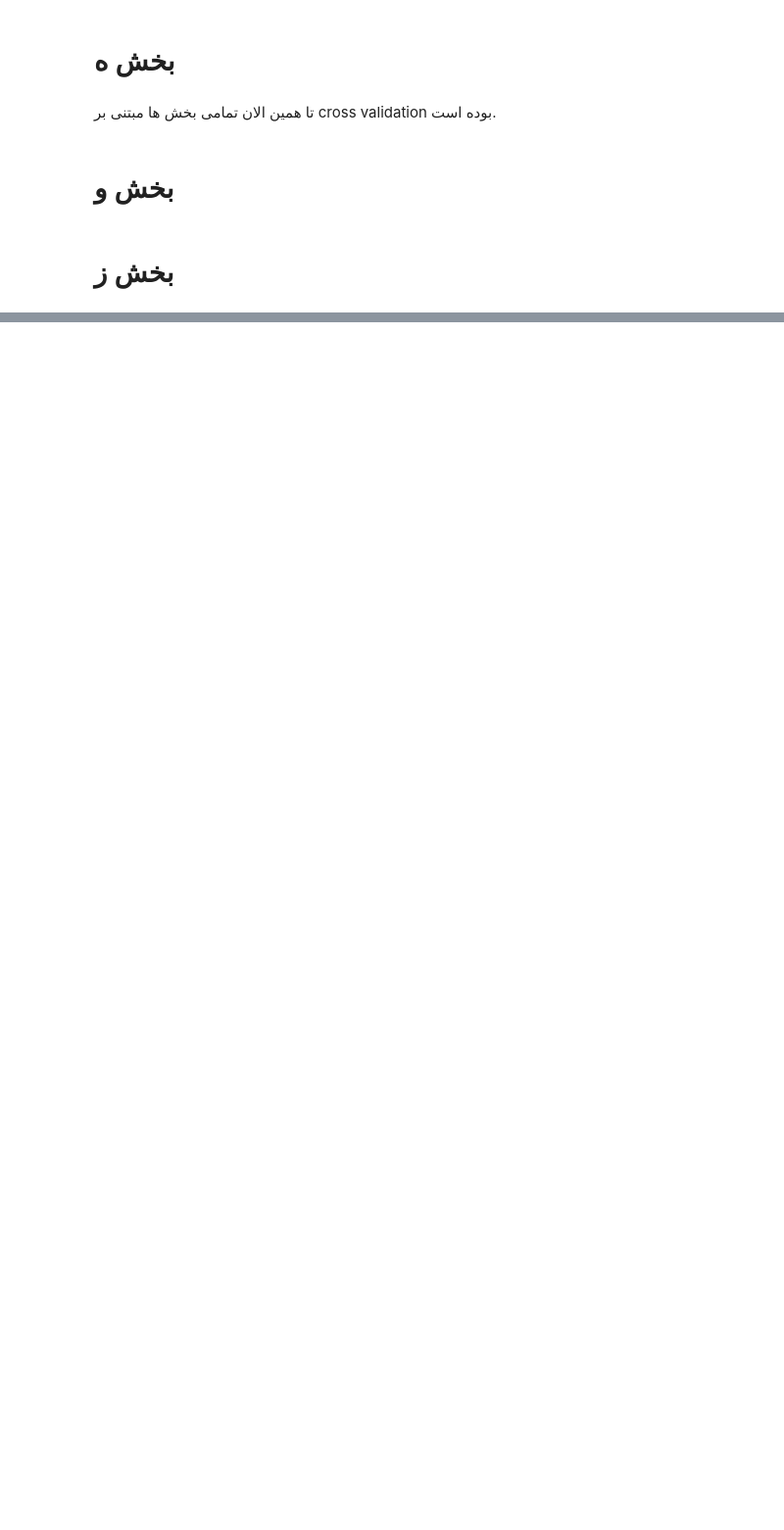
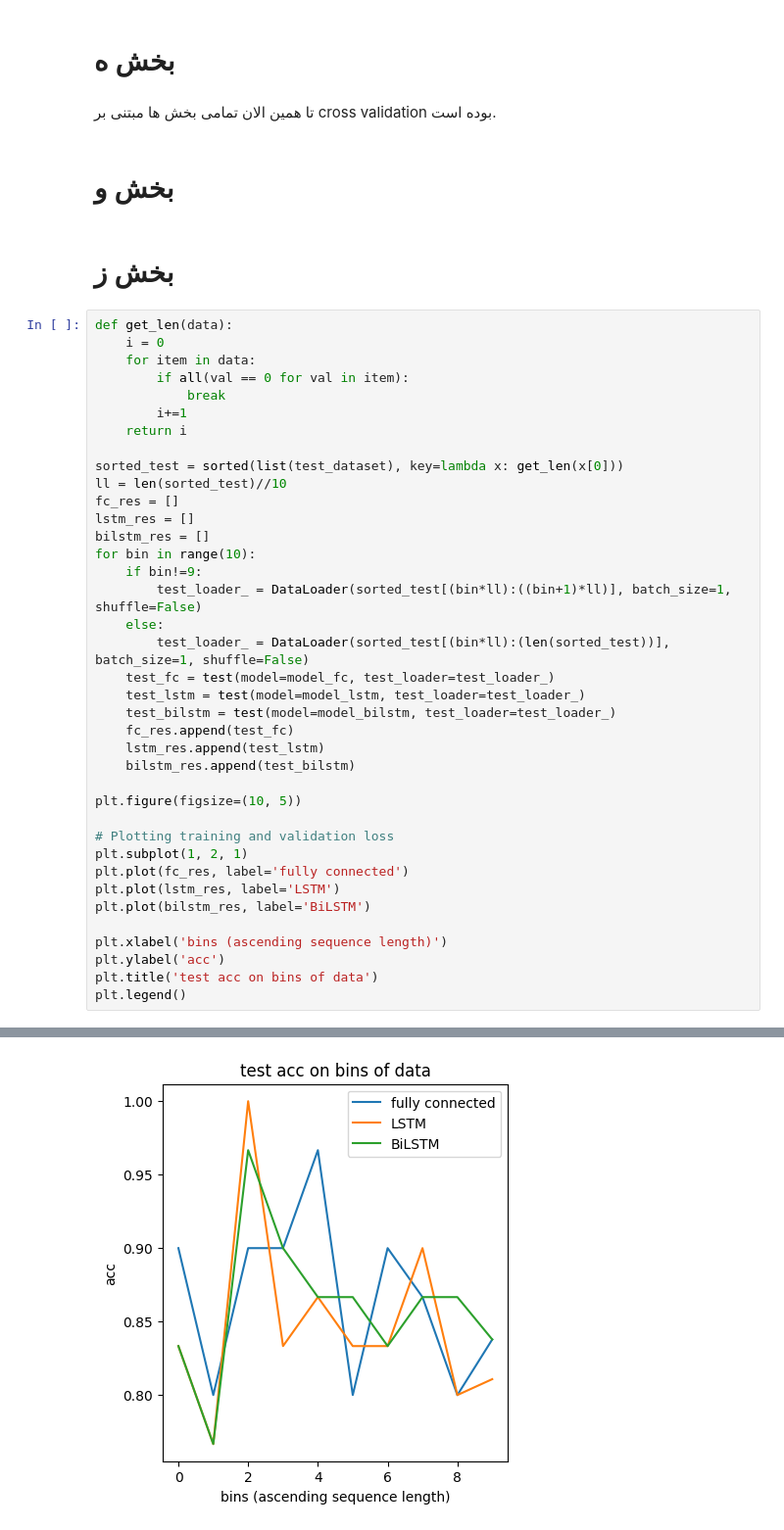
Before and after one commit to AliMohseninejad/dl_p4, a Jupyter notebook: Q1 Materials/Q1.ipynb, the cells around one changed output, grey strips where cells are left out. Shown: that part at 98% size. Drawn from its saved outputs; the diff is of its cells as text; blank space fills up the shorter version.

```diff
--- a/Q1 Materials/Q1.ipynb
+++ b/Q1 Materials/Q1.ipynb
@@ -650,3 +565,42 @@ plot_results(train_loss_values, train_accuracy_values, val_loss_values, val_accu
 # بخش و
 # %% [markdown]
 # بخش ز
+# %%
+def get_len(data):
+    i = 0
+    for item in data:
+        if all(val == 0 for val in item):
+            break
+        i+=1
+    return i
+
+sorted_test = sorted(list(test_dataset), key=lambda x: get_len(x[0]))
+ll = len(sorted_test)//10
+fc_res = []
+lstm_res = []
+bilstm_res = []
+for bin in range(10):
+    if bin!=9:
+        test_loader_ = DataLoader(sorted_test[(bin*ll):((bin+1)*ll)], batch_size=1, shuffle=False)
+    else:
+        test_loader_ = DataLoader(sorted_test[(bin*ll):(len(sorted_test))], batch_size=1, shuffle=False)
+    test_fc = test(model=model_fc, test_loader=test_loader_)
+    test_lstm = test(model=model_lstm, test_loader=test_loader_)
+    test_bilstm = test(model=model_bilstm, test_loader=test_loader_)
+    fc_res.append(test_fc)
+    lstm_res.append(test_lstm)
+    bilstm_res.append(test_bilstm)
+
+plt.figure(figsize=(10, 5))
+
+# Plotting training and validation loss
+plt.subplot(1, 2, 1)
+plt.plot(fc_res, label='fully connected')
+plt.plot(lstm_res, label='LSTM')
+plt.plot(bilstm_res, label='BiLSTM')
+
+plt.xlabel('bins (ascending sequence length)')
+plt.ylabel('acc')
+plt.title('test acc on bins of data')
+plt.legend()
+# %% [output]
@@ -652,0 +625 @@ plot_results(train_loss_values, train_accuracy_values, val_loss_values, val_accu
+[figure, added]
```
Also changed, not shown: parts of 22 cells of this notebook.
